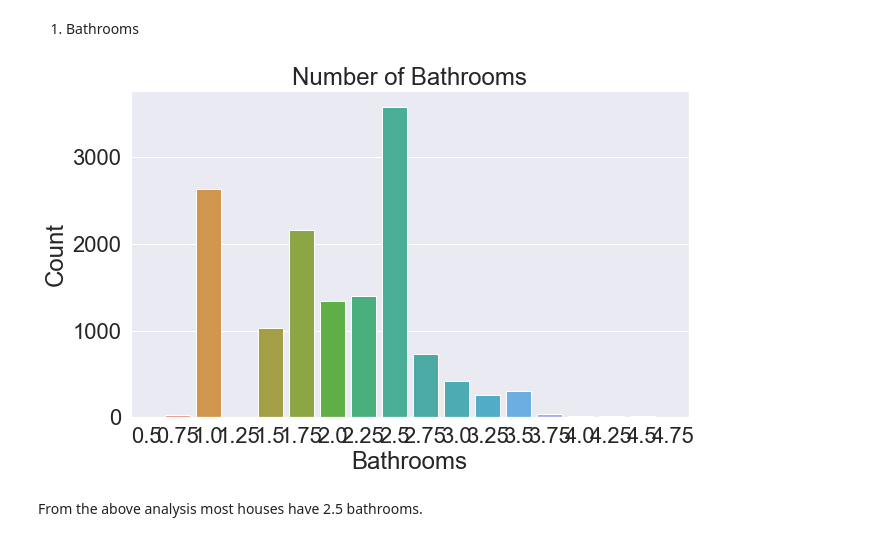
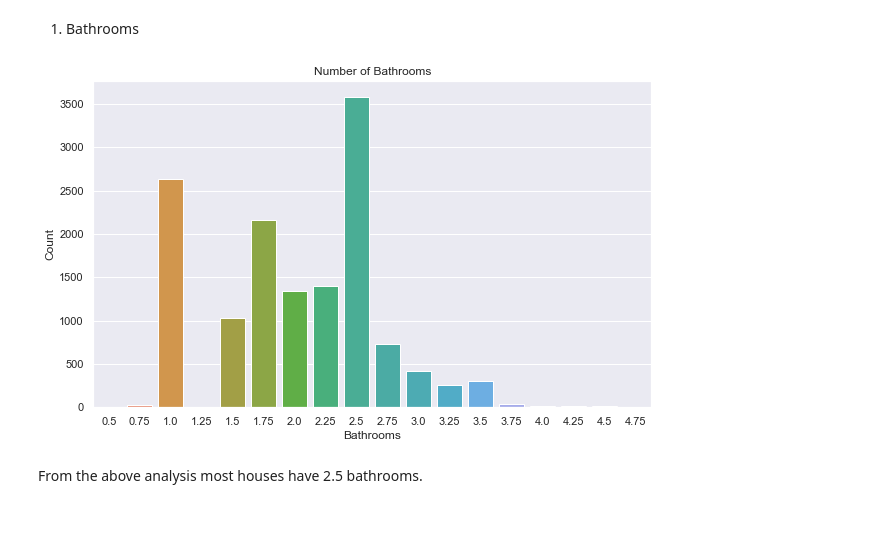
Before and after one commit to atienosonia/dsc-phase-2-project-v2-3, a Jupyter notebook: student.ipynb, the cells around one changed output. Cells and saved outputs as stored; diff of their text form; code cells hidden in the pictures.

```diff
--- a/student.ipynb
+++ b/student.ipynb
@@ -386,14 +386,14 @@ The categorical data in our analysis is made up of:
 # %%
 plt.figure(figsize=(10,6))
 
 sns.countplot(x='bathrooms', data= processed_df)
 plt.title('Number of Bathrooms')
 plt.xlabel('Bathrooms')
 plt.ylabel('Count')
-sns.set(font_scale=2.0)
+sns.set(font_scale=1.0)
 plt.show()
 # %% [output]
-[figure, old version]
+[figure, new version]
 # %% [markdown]
 From the above analysis most houses have 2.5 bathrooms.
 # %%
```
Also changed, not shown: parts of 11 cells of this notebook.
